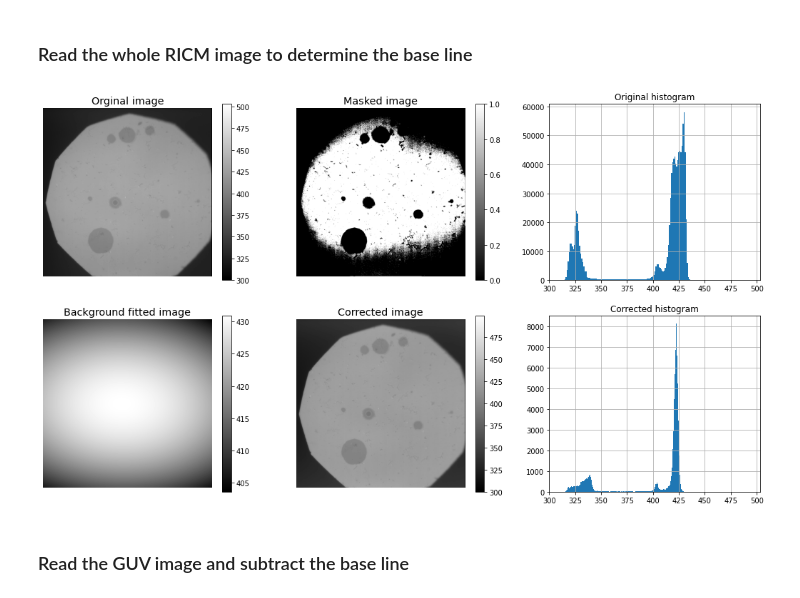
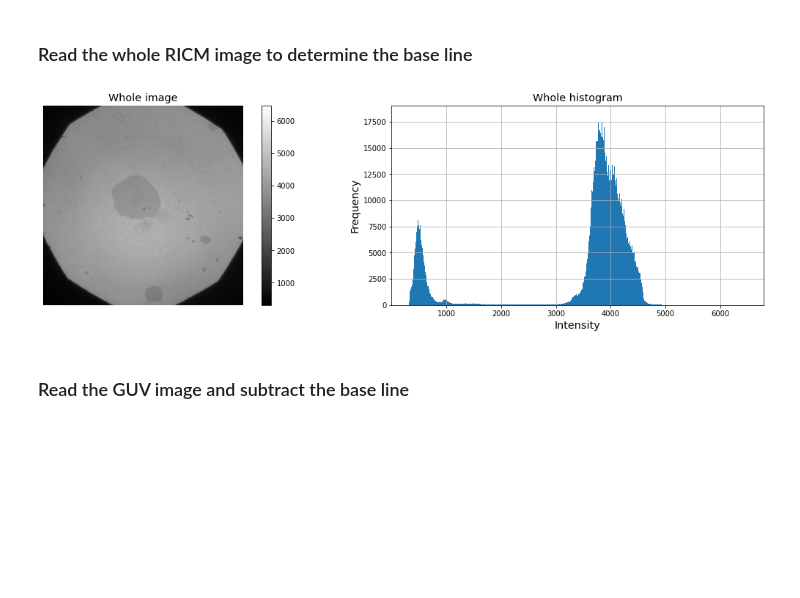
Before and after one commit to ahmed344/Membrane-Topography, a Jupyter notebook: Height_map_Ecad.ipynb, the cells around one changed output. Cells and saved outputs as stored; diff of their text form; code cells hidden in the pictures; blank space fills up the shorter version.

```diff
--- a/Height_map_Ecad.ipynb
+++ b/Height_map_Ecad.ipynb
@@ -22,13 +22,27 @@ object_img = f'AVG_Calib_camera{shot}-{guv}'
 # %% [markdown]
 ### Read the whole RICM image to determine the base line
-# %%
-# Read the RICM image
-ricm_img = io.imread(f"Data/{experiment}/data/{whole_img}.tif")
-
-diaphragm = RICM_diaphragm(ricm_img, 420)
-diaphragm.show_summary()
-# %% [output]
-[figure, removed]
+# %%
+# Read the RICM image
+ricm_img = io.imread(f"Data/{experiment}/data/{whole_img}.tif")
+
+# display the image and it's histogram
+plt.figure(figsize=(20,5))
+
+plt.subplot(121)
+plt.imshow(ricm_img, cmap="gray")
+plt.axis('off')
+plt.title('Whole image', fontsize='x-large')
+plt.colorbar();
+
+plt.subplot(122)
+plt.hist(ricm_img.ravel(), bins=500)
+plt.title('Whole histogram', fontsize='x-large')
+plt.xlabel('Intensity', fontsize='x-large')
+plt.ylabel('Frequency', fontsize='x-large')
+#plt.xlim(0,3000)
+plt.grid();
+# %% [output]
+[figure, added]
 # %% [markdown]
 ### Read the GUV image and subtract the base line
 # %%
```
Also changed, not shown: parts of 6 cells of this notebook, 2 other files.
